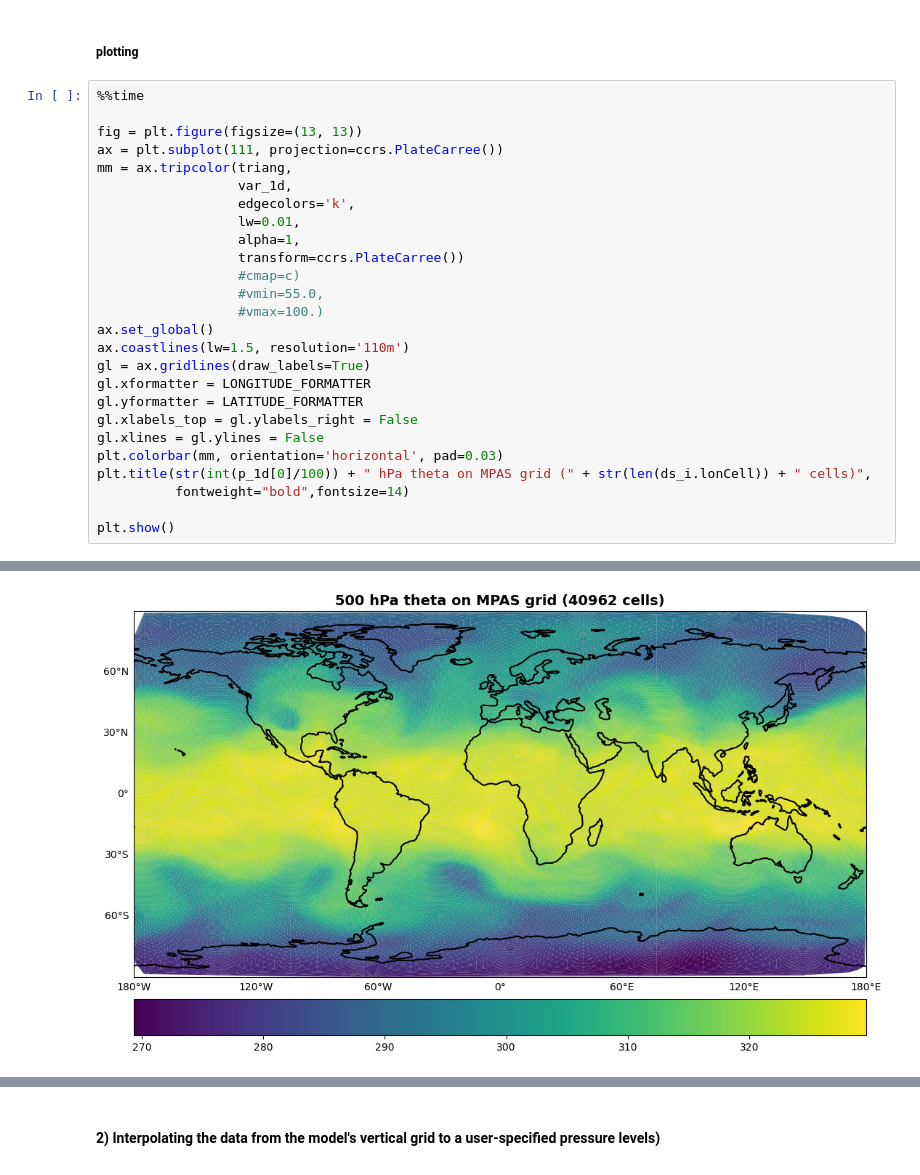
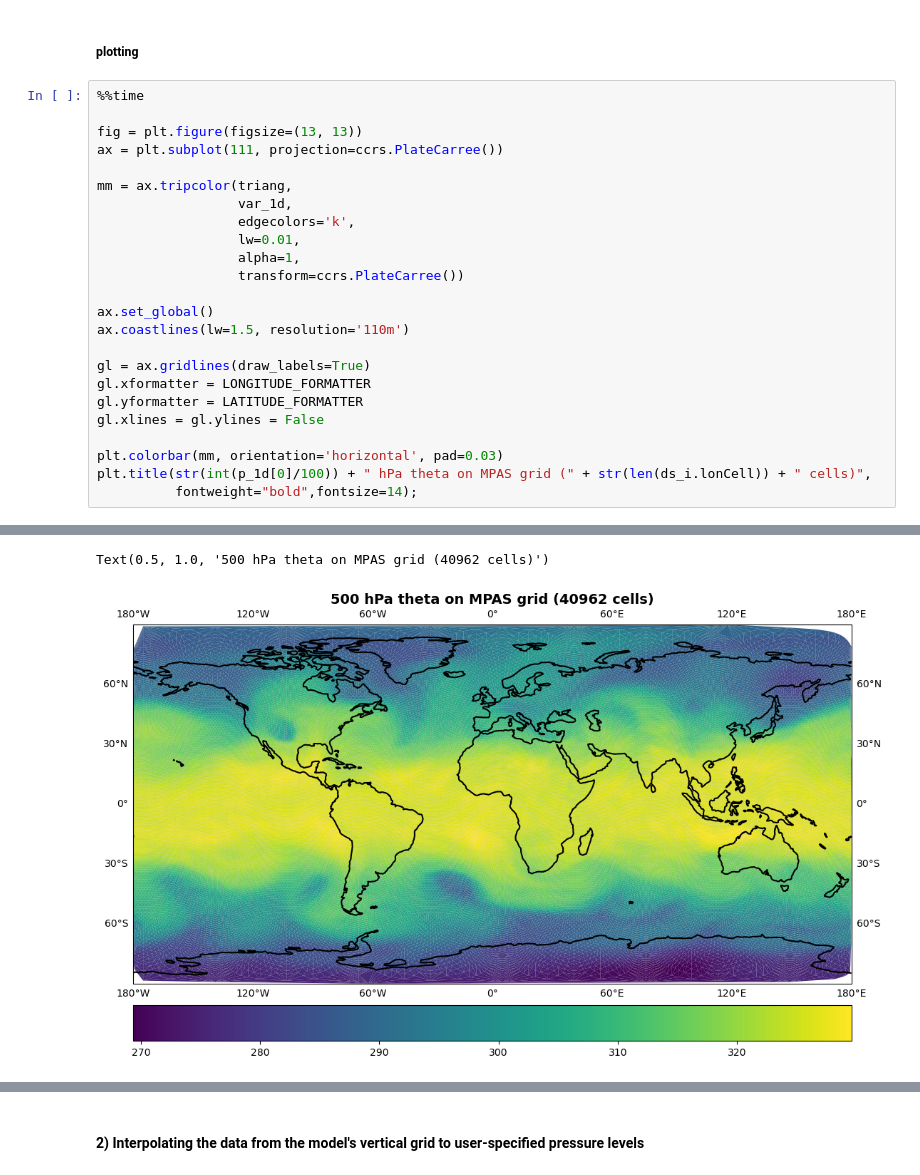
Before and after one commit to ming80302/MPAS_Plotting, a Jupyter notebook: mpas_vertical_interp.ipynb, the cells around one changed output, grey strips where cells are left out. Drawn from its saved outputs; the diff is of its cells as text.

```diff
--- a/mpas_vertical_interp.ipynb
+++ b/mpas_vertical_interp.ipynb
@@ -107,25 +124,23 @@ for nc in range(n_cell):
 
 fig = plt.figure(figsize=(13, 13))
 ax = plt.subplot(111, projection=ccrs.PlateCarree())
+
 mm = ax.tripcolor(triang,
                   var_1d,
                   edgecolors='k',
                   lw=0.01,
                   alpha=1,
                   transform=ccrs.PlateCarree())
-                  #cmap=c)
-                  #vmin=55.0,
-                  #vmax=100.)
+
 ax.set_global()
 ax.coastlines(lw=1.5, resolution='110m')
+
 gl = ax.gridlines(draw_labels=True)
 gl.xformatter = LONGITUDE_FORMATTER
 gl.yformatter = LATITUDE_FORMATTER
-gl.xlabels_top = gl.ylabels_right = False
 gl.xlines = gl.ylines = False
+
 plt.colorbar(mm, orientation='horizontal', pad=0.03)
 plt.title(str(int(p_1d[0]/100)) + " hPa theta on MPAS grid (" + str(len(ds_i.lonCell)) + " cells)",
-          fontweight="bold",fontsize=14)
-
-plt.show()
+          fontweight="bold",fontsize=14);
 # %% [output]
@@ -132 +149,2 @@ plt.show()
+Text(0.5, 1.0, '500 hPa theta on MPAS grid (40962 cells)')
-[figure, old version]
+[figure, new version]
@@ -135,3 +151,3 @@ Wall time: 5.91 s
 # %% [markdown]
-#### 2) Interpolating the data from the model's vertical grid to a user-specified pressure levels)
+#### 2) Interpolating the data from the model's vertical grid to user-specified pressure levels
 # %%
```
Also changed, not shown: parts of 5 cells of this notebook.
